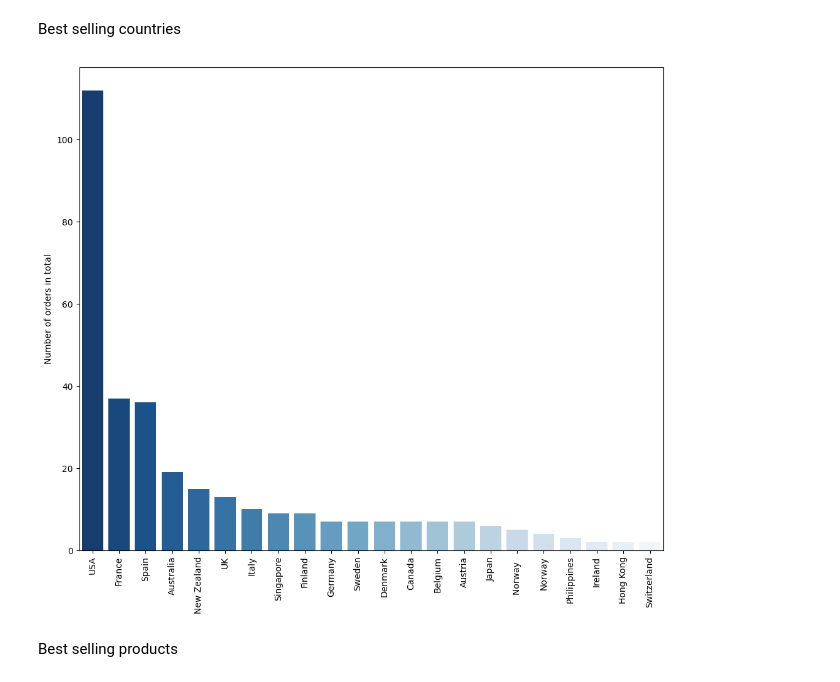
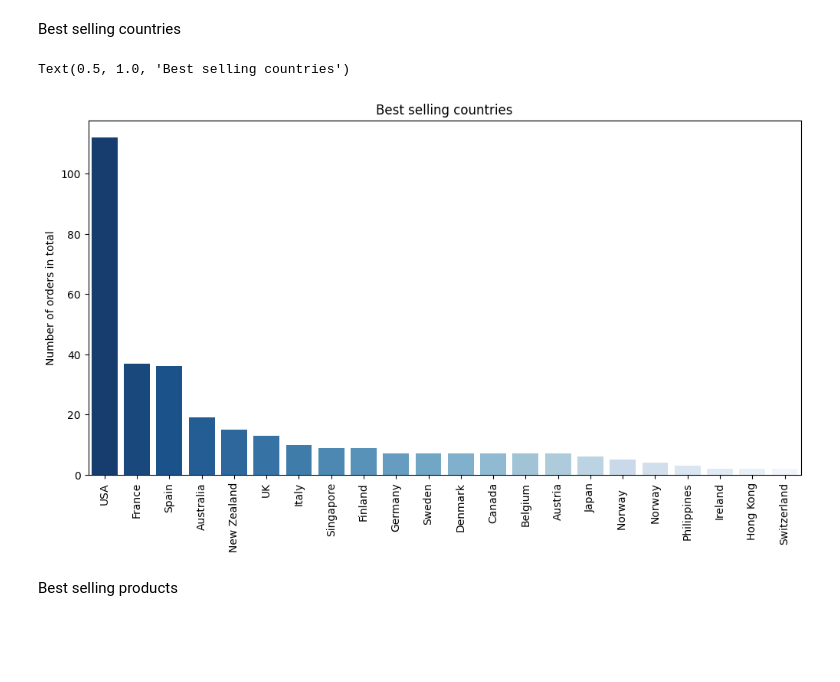
Before and after one commit to OgrodowskiJedrzej/Sales-Analysis, a Jupyter notebook: main.ipynb, the cells around one changed output. Saved outputs shown, nothing was run; the diff lists cells and outputs as text; code cells hidden in the pictures; blank space fills up the shorter version.

```diff
--- a/main.ipynb
+++ b/main.ipynb
@@ -62,24 +60,26 @@ Best selling countries
 # %%
 bestSellingCountries = pd.read_sql(
     """
     SELECT
         customers.country,
         COUNT(orders.orderNumber) AS totalOrders
     FROM customers
     INNER JOIN orders
     ON customers.customerNumber = orders.customerNumber
     GROUP BY customers.country
     ORDER BY totalOrders DESC
     """, connector)
 
 # Visualisation of best selling countries
-vis = plt.figure(figsize=(12,10))
-vis = sns.barplot(x=bestSellingCountries["country"],y=bestSellingCountries["totalOrders"],palette='Blues_r')
-vis = plt.xticks(rotation=90)
-vis = plt.xlabel("")
-vis = plt.ylabel("Number of orders in total")
+plt.figure(figsize=(12,6))
+sns.barplot(x=bestSellingCountries["country"],y=bestSellingCountries["totalOrders"],palette='Blues_r')
+plt.xticks(rotation=90)
+plt.xlabel("")
+plt.ylabel("Number of orders in total")
+plt.title("Best selling countries")
 # %% [output]
+Text(0.5, 1.0, 'Best selling countries')
-[figure, old version]
+[figure, new version]
 # %% [markdown]
 Best selling products
 # %%
```
Also changed, not shown: parts of 5 cells of this notebook.
